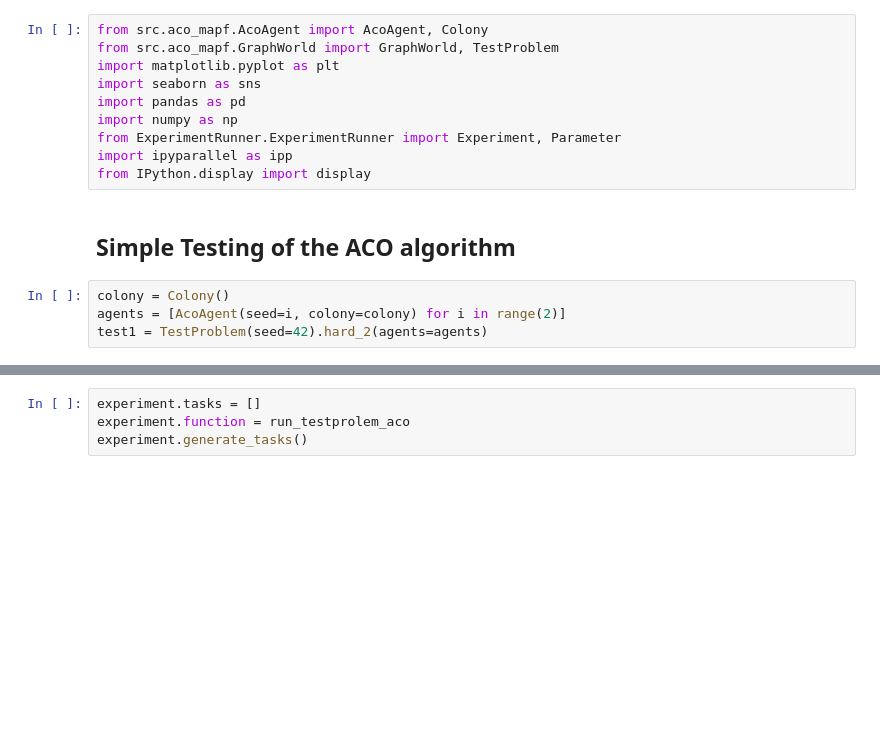
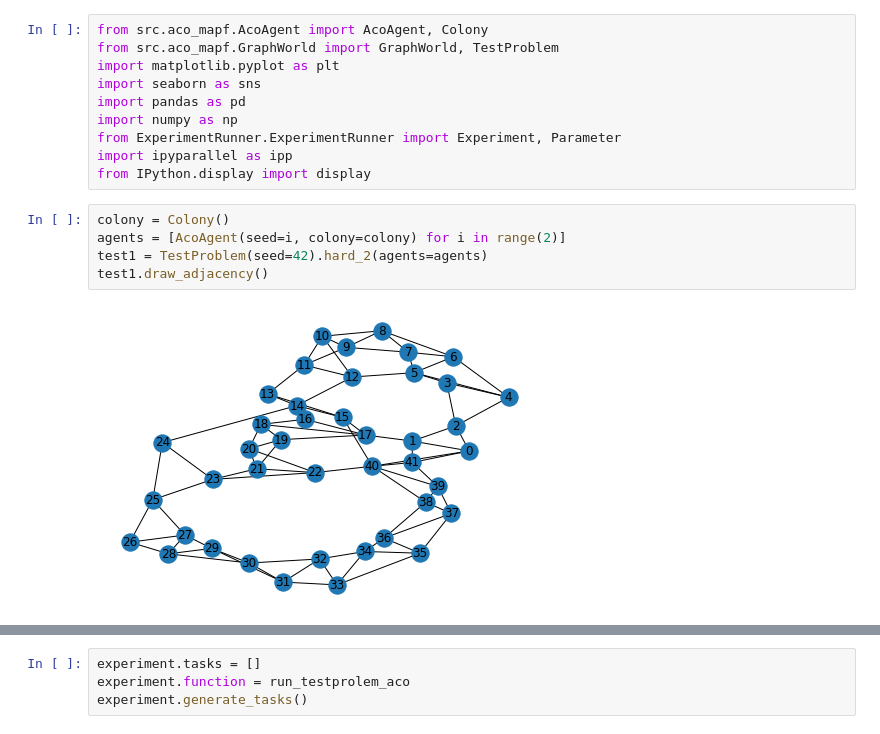
Before and after one commit to ovgu-FINken/ACO-MAPF, a Jupyter notebook: Aco-Visualization.ipynb, the cells around one changed output, grey strips where cells are left out. Drawn from its saved outputs; the diff is of its cells as text; blank space fills up the shorter version.

```diff
--- a/Aco-Visualization.ipynb
+++ b/Aco-Visualization.ipynb
@@ -8,10 +23,11 @@ import numpy as np
 from ExperimentRunner.ExperimentRunner import Experiment, Parameter
 import ipyparallel as ipp
 from IPython.display import display
-# %% [markdown]
-## Simple Testing of the ACO algorithm
 # %%
 colony = Colony()
 agents = [AcoAgent(seed=i, colony=colony) for i in range(2)]
 test1 = TestProblem(seed=42).hard_2(agents=agents)
+test1.draw_adjacency()
+# %% [output]
+[figure, added]
 # %%
```
Also changed, not shown: parts of 13 cells of this notebook, 3 other files.
